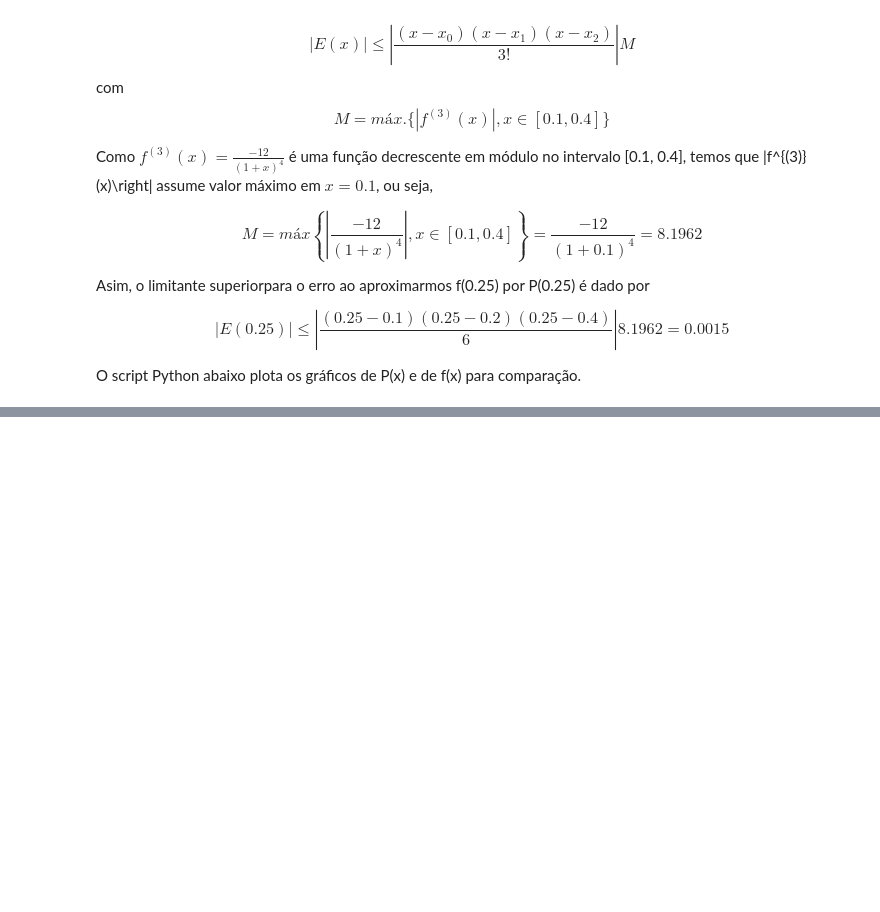
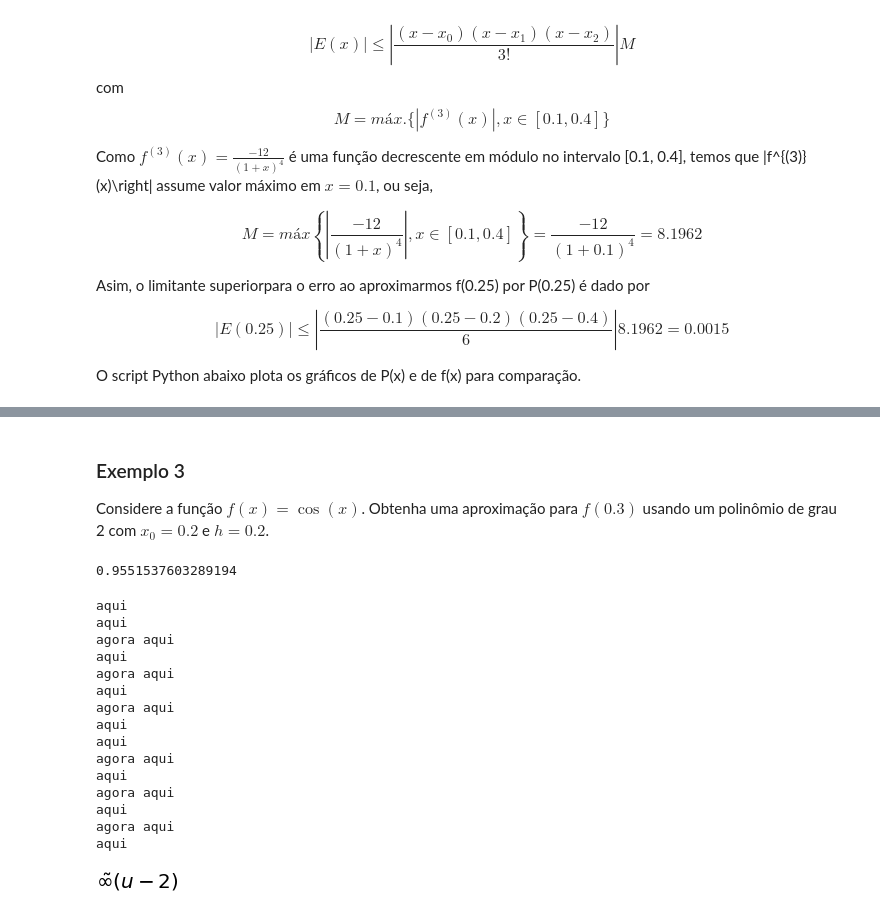
Before and after one commit to tiagoburiol/NUMETHODS, a Jupyter notebook: 5_INTERPOLACAO/5.2_formula_de_lagrange.ipynb, the cells around one changed output, grey strips where cells are left out. Saved outputs shown, nothing was run; the diff lists cells and outputs as text; code cells hidden in the pictures; blank space fills up the shorter version.

```diff
--- a/5_INTERPOLACAO/5.2_formula_de_lagrange.ipynb
+++ b/5_INTERPOLACAO/5.2_formula_de_lagrange.ipynb
@@ -192,0 +193,63 @@ $$ E(x) \leq  \frac{\left| \psi(x) \right|}{(n+1)!}M$$ com $$M = máx \{  \left|
+# %% [markdown]
+### Exemplo 3
+
+Considere a função $f(x) = \cos(x)$. Obtenha uma aproximação para $f(0.3)$ usando um polinômio de grau 2 com $x_0 = 0.2$ e $h=0.2$.
+# %%
+import numpy as np
+
+X = np.linspace(0.2, 0.6, 3)
+Y = np.cos(X)
+#print (xi)
+
+def calculaP(u):
+    valor = 0
+    for k in range(len(X)):
+        lk = 1.0
+        for i in range(len(X)):
+            if k != i:
+                lk = lk*(u - i)/(k-i)
+        valor = valor + Y[k]*lk
+    return valor
+
+h = X[1]-X[0]
+u = (0.3 - X[0])/h
+
+print (calculaP(u))
+# %% [output]
+0.9551537603289194
+# %%
+from sympy import *
+from sympy import init_printing
+
+x, u = symbols('x u')
+valor = 0
+
+init_printing()
+#simplify((x**3 + x**2 - x - 1)/(x**2 + 2*x + 1))
+
+#for k in range(3):
+#   lk = 1.0
+#    for i in range(3):
+#        print ("aqui")
+#        if k != i:
+#            print ("agora aqui")
+#            simplify(lk*(u - i)/(k-i))
+#    valor = simplify(valor + Y[k]*lk)
+simplify(((u - i)/(k-i))*
+# %% [output]
+aqui
+aqui
+agora aqui
+aqui
+agora aqui
+aqui
+agora aqui
+aqui
+aqui
+agora aqui
+aqui
+agora aqui
+aqui
+agora aqui
+aqui
+[figure, added]
```
Also changed, not shown: parts of 3 cells of this notebook.
